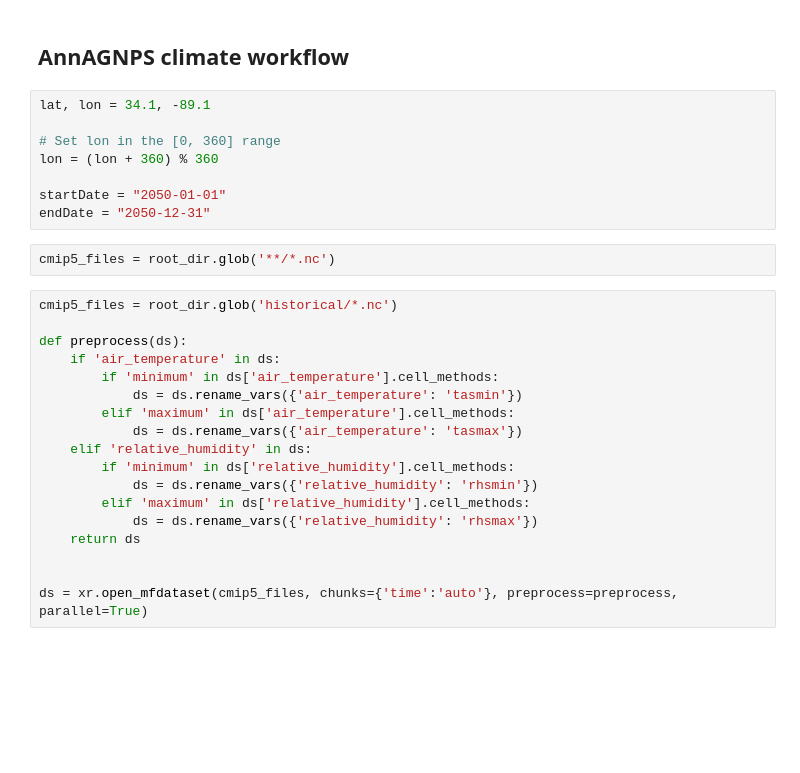
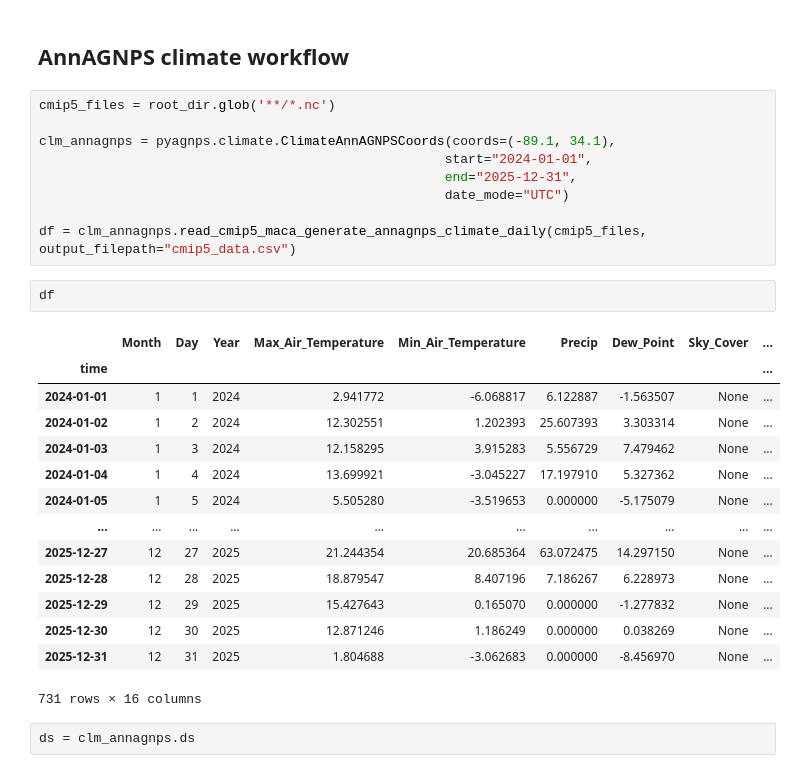
Before and after one commit to LucRSquared/pyagnps, a Jupyter notebook: notebooks/climate/test_climate_from_cmip5_maca_files.ipynb, the cells around one changed output. Cells and saved outputs as stored; diff of their text form; blank space fills up the shorter version.

Commit message:
Climate generation from MACAv2METDATA CMIP5

```diff
--- a/notebooks/climate/test_climate_from_cmip5_maca_files.ipynb
+++ b/notebooks/climate/test_climate_from_cmip5_maca_files.ipynb
@@ -9,34 +9,34 @@ from pathlib import Path
 root_dir = Path("D:/AIMS/Datasets/CMIP/CMIP5/MACAv2METDATA/CNRM-CM5/r1i1p1/") #rcp45")
 # %% [markdown]
 ## AnnAGNPS climate workflow
-# %%
-lat, lon = 34.1, -89.1
-
-# Set lon in the [0, 360] range
-lon = (lon + 360) % 360
-
-startDate = "2050-01-01"
-endDate = "2050-12-31"
-# %%
-cmip5_files = root_dir.glob('**/*.nc')
-# %%
-cmip5_files = root_dir.glob('historical/*.nc')
-
-def preprocess(ds):
-    if 'air_temperature' in ds:
-        if 'minimum' in ds['air_temperature'].cell_methods:
-            ds = ds.rename_vars({'air_temperature': 'tasmin'})
-        elif 'maximum' in ds['air_temperature'].cell_methods:
-            ds = ds.rename_vars({'air_temperature': 'tasmax'})
-    elif 'relative_humidity' in ds:
-        if 'minimum' in ds['relative_humidity'].cell_methods:
-            ds = ds.rename_vars({'relative_humidity': 'rhsmin'})
-        elif 'maximum' in ds['relative_humidity'].cell_methods:
-            ds = ds.rename_vars({'relative_humidity': 'rhsmax'})
-    return ds
-
-
-ds = xr.open_mfdataset(cmip5_files, chunks={'time':'auto'}, preprocess=preprocess, parallel=True)
+# %%
+cmip5_files = root_dir.glob('**/*.nc')
+
+clm_annagnps = pyagnps.climate.ClimateAnnAGNPSCoords(coords=(-89.1, 34.1),
+                                                    start="2024-01-01",
+                                                    end="2025-12-31",
+                                                    date_mode="UTC")
+
+df = clm_annagnps.read_cmip5_maca_generate_annagnps_climate_daily(cmip5_files, output_filepath="cmip5_data.csv")
+# %%
+df
+# %% [output]
+|  | Month | Day | Year | Max_Air_Temperature | Min_Air_Temperature | Precip | Dew_Point | Sky_Cover | ... |
+| time |  |  |  |  |  |  |  |  | ... |
+| 2024-01-01 | 1 | 1 | 2024 | 2.941772 | -6.068817 | 6.122887 | -1.563507 | None | ... |
+| 2024-01-02 | 1 | 2 | 2024 | 12.302551 | 1.202393 | 25.607393 | 3.303314 | None | ... |
+| 2024-01-03 | 1 | 3 | 2024 | 12.158295 | 3.915283 | 5.556729 | 7.479462 | None | ... |
+| 2024-01-04 | 1 | 4 | 2024 | 13.699921 | -3.045227 | 17.197910 | 5.327362 | None | ... |
+| 2024-01-05 | 1 | 5 | 2024 | 5.505280 | -3.519653 | 0.000000 | -5.175079 | None | ... |
+| ... | ... | ... | ... | ... | ... | ... | ... | ... | ... |
+| 2025-12-27 | 12 | 27 | 2025 | 21.244354 | 20.685364 | 63.072475 | 14.297150 | None | ... |
+| 2025-12-28 | 12 | 28 | 2025 | 18.879547 | 8.407196 | 7.186267 | 6.228973 | None | ... |
+| 2025-12-29 | 12 | 29 | 2025 | 15.427643 | 0.165070 | 0.000000 | -1.277832 | None | ... |
+| 2025-12-30 | 12 | 30 | 2025 | 12.871246 | 1.186249 | 0.000000 | 0.038269 | None | ... |
+| 2025-12-31 | 12 | 31 | 2025 | 1.804688 | -3.062683 | 0.000000 | -8.456970 | None | ... |
+731 rows × 16 columns
+# %%
+ds = clm_annagnps.ds
 # %%
 ds
 # %% [output]
```
Also changed, not shown: parts of 7 cells of this notebook, 6 other files.
